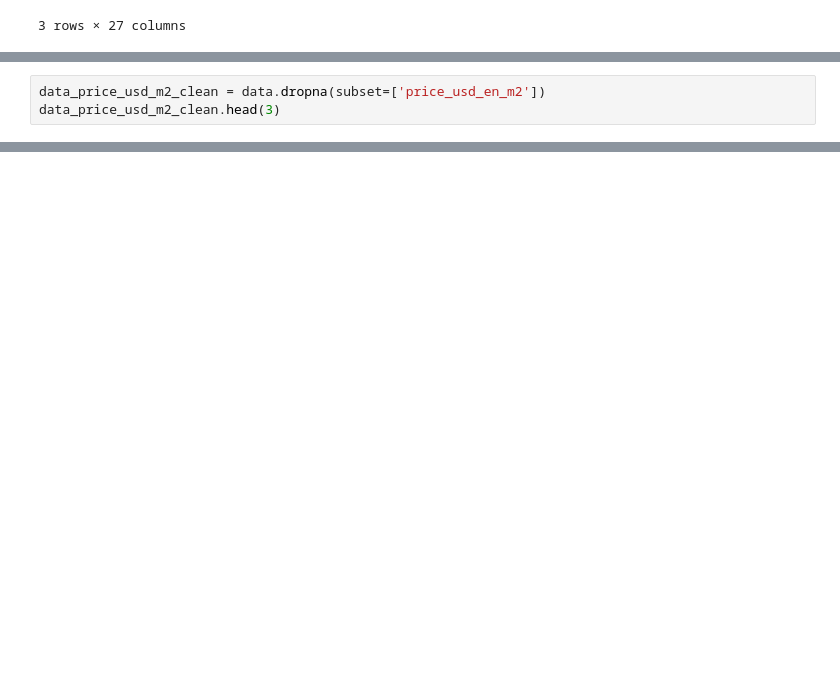
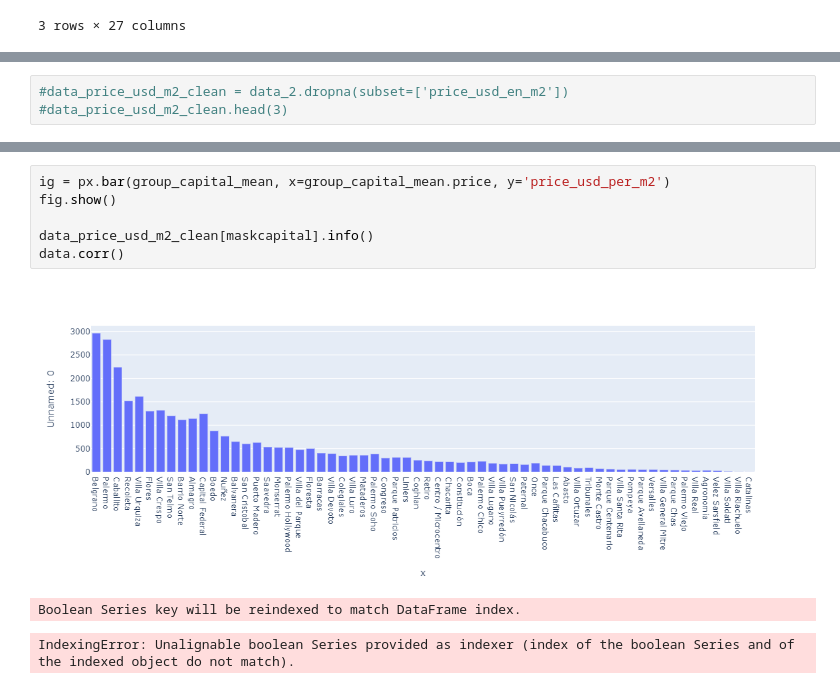
Before and after one commit to giustipatricio/grupo4-1120_ed_13, a Jupyter notebook: M2.ipynb, the cells around one changed output, grey strips where cells are left out. Cells and saved outputs as stored; diff of their text form; blank space fills up the shorter version.

```diff
--- a/M2.ipynb
+++ b/M2.ipynb
@@ -485,3 +501,3 @@ data.head(3)
 # %%
-data_price_usd_m2_clean = data.dropna(subset=['price_usd_en_m2'])
-data_price_usd_m2_clean.head(3)
+#data_price_usd_m2_clean = data_2.dropna(subset=['price_usd_en_m2'])
+#data_price_usd_m2_clean.head(3)
@@ -493,0 +551,10 @@ data_price_usd_m2_clean.head(3)
+# %%
+ig = px.bar(group_capital_mean, x=group_capital_mean.price, y='price_usd_per_m2')
+fig.show()
+
+data_price_usd_m2_clean[maskcapital].info()
+data.corr()
+# %% [output]
+[figure, added]
+Boolean Series key will be reindexed to match DataFrame index.
+IndexingError: Unalignable boolean Series provided as indexer (index of the boolean Series and of the indexed object do not match).
```
Also changed, not shown: parts of 10 cells of this notebook.
